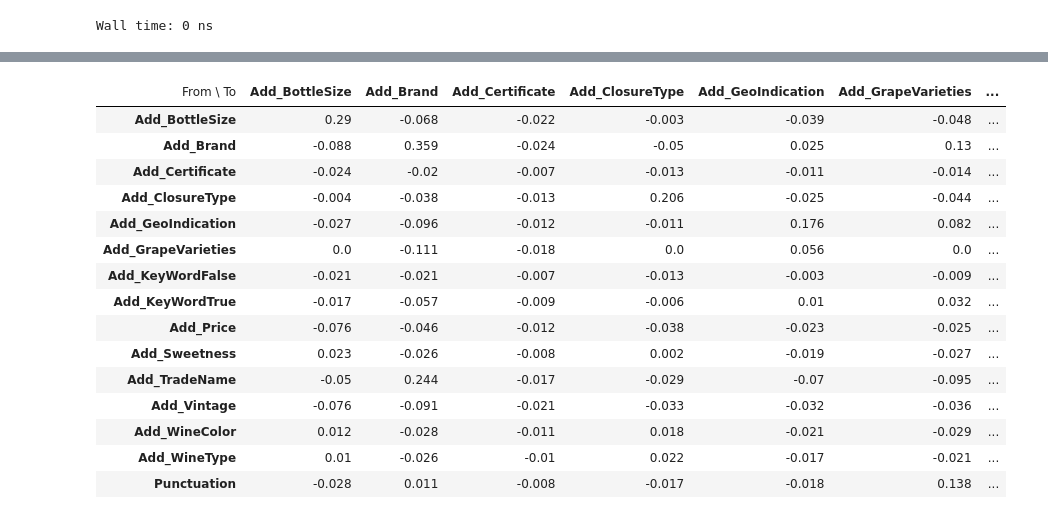
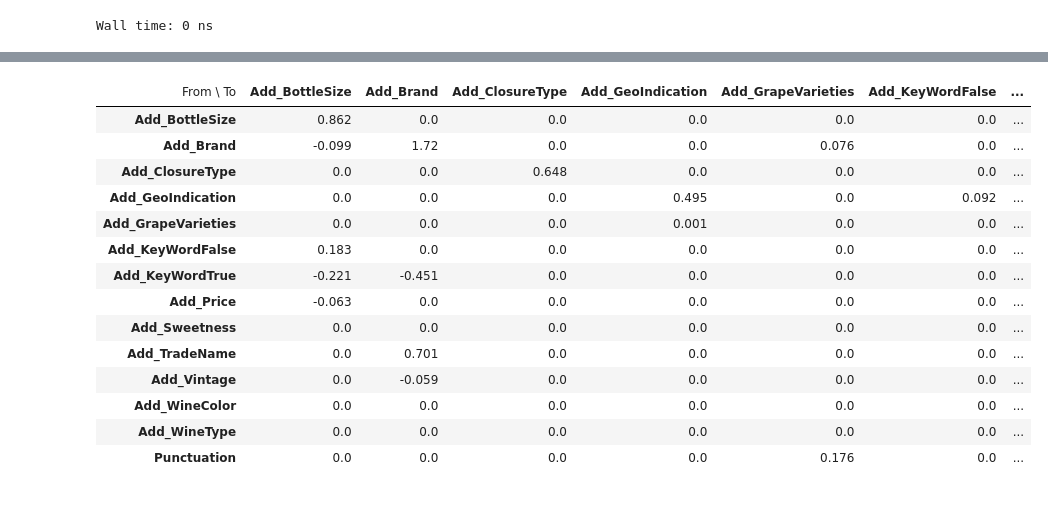
Before and after one commit to Mental59/WineRecognition, a Jupyter notebook: notebooks/train_crf_with_lstm_features.ipynb, the cells around one changed output, grey strips where cells are left out. Cells and saved outputs as stored; diff of their text form; code cells hidden in the pictures.

```diff
--- a/notebooks/train_crf_with_lstm_features.ipynb
+++ b/notebooks/train_crf_with_lstm_features.ipynb
@@ -83,5 +82,19 @@ sents = sents[:2000]
 dataset = CustomDataset(
     sents, tag_to_ix, word_to_ix, case_sensitive=CASE_SENSITIVE_VOCAB, prepare_dataset=False, convert_nums2words=USE_NUM2WORDS
 )
+# %%
+def features_with_keys(sentence):
+    return [{f'A{i}': feature for i, feature in enumerate(features)} for features in sentence]
+
+def compute_features(x_sent, y_sent):
+    our_features = sent2features(list(zip(x_sent, y_sent)), freq_dict)
+    x_tensor = torch.tensor(dataset.sentence_to_indices(x_sent), dtype=torch.int64)
+    final_features = lstm_model.get_lstm_features(x_tensor.to(DEVICE).unsqueeze(0))
+    final_features = features_with_keys(final_features.squeeze(0).detach().cpu().numpy())
+
+    for i in range(len(x_sent)):
+        final_features[i].update(our_features[i])
+
+    return final_features
 # %%
 %%time
@@ -124,5 +109,5 @@ Wall time: 1min 29s
 # %%
 %%time
-X_train, X_val, y_train, y_val, train_sents, val_sents = train_test_split(x, labels, dataset.raw_data(), test_size=TEST_SIZE)
-len(X_train), len(X_val), len(y_train), len(y_val), len(train_sents), len(val_sents)
+train_sents, val_sents = train_test_split(dataset.raw_data(), test_size=TEST_SIZE)
+len(train_sents), len(val_sents)
 # %% [output]
@@ -130,0 +116,8 @@ Wall time: 2 ms
+# %%
+%%time
+with torch.no_grad():
+    X_train =(compute_features(x_sent, y_sent) for x_sent, y_sent in train_sents)
+    y_train = [y_sent for _, y_sent in train_sents]
+
+    X_val = [compute_features(x_sent, y_sent) for x_sent, y_sent in val_sents]
+    y_val = [y_sent for _, y_sent in val_sents]
@@ -131,12 +126,13 @@ Wall time: 2 ms
 # %%
 %%time
-model = sklearn_crfsuite.CRF(
-    algorithm=ALGORITHM,
-    c1=C1,
-    c2=C2,
-    max_iterations=MAX_ITERATIONS,
-    all_possible_transitions=ALL_POSSIBLE_TRANSITIONS
-)
-model.fit(X_train, y_train)
-eli5.show_weights(model, top=(30, 30))
+with torch.no_grad():
+    crf_model = sklearn_crfsuite.CRF(
+        algorithm=ALGORITHM,
+        c1=C1,
+        c2=C2,
+        max_iterations=MAX_ITERATIONS,
+        all_possible_transitions=ALL_POSSIBLE_TRANSITIONS
+    )
+    crf_model.fit(X_train, y_train)
+eli5.show_weights(crf_model, top=(30, 30))
 # %% [output]
@@ -144,16 +140,15 @@ Wall time: 2.5 s
-| From \ To | Add_BottleSize | Add_Brand | Add_Certificate | Add_ClosureType | Add_GeoIndication | Add_GrapeVarieties | ... |
-| Add_BottleSize | 0.29 | -0.068 | -0.022 | -0.003 | -0.039 | -0.048 | ... |
-| Add_Brand | -0.088 | 0.359 | -0.024 | -0.05 | 0.025 | 0.13 | ... |
-| Add_Certificate | -0.024 | -0.02 | -0.007 | -0.013 | -0.011 | -0.014 | ... |
-| Add_ClosureType | -0.004 | -0.038 | -0.013 | 0.206 | -0.025 | -0.044 | ... |
-| Add_GeoIndication | -0.027 | -0.096 | -0.012 | -0.011 | 0.176 | 0.082 | ... |
-| Add_GrapeVarieties | 0.0 | -0.111 | -0.018 | 0.0 | 0.056 | 0.0 | ... |
-| Add_KeyWordFalse | -0.021 | -0.021 | -0.007 | -0.013 | -0.003 | -0.009 | ... |
-| Add_KeyWordTrue | -0.017 | -0.057 | -0.009 | -0.006 | 0.01 | 0.032 | ... |
-| Add_Price | -0.076 | -0.046 | -0.012 | -0.038 | -0.023 | -0.025 | ... |
-| Add_Sweetness | 0.023 | -0.026 | -0.008 | 0.002 | -0.019 | -0.027 | ... |
-| Add_TradeName | -0.05 | 0.244 | -0.017 | -0.029 | -0.07 | -0.095 | ... |
-| Add_Vintage | -0.076 | -0.091 | -0.021 | -0.033 | -0.032 | -0.036 | ... |
-| Add_WineColor | 0.012 | -0.028 | -0.011 | 0.018 | -0.021 | -0.029 | ... |
-| Add_WineType | 0.01 | -0.026 | -0.01 | 0.022 | -0.017 | -0.021 | ... |
-| Punctuation | -0.028 | 0.011 | -0.008 | -0.017 | -0.018 | 0.138 | ... |
+| From \ To | Add_BottleSize | Add_Brand | Add_ClosureType | Add_GeoIndication | Add_GrapeVarieties | Add_KeyWordFalse | ... |
+| Add_BottleSize | 0.862 | 0.0 | 0.0 | 0.0 | 0.0 | 0.0 | ... |
+| Add_Brand | -0.099 | 1.72 | 0.0 | 0.0 | 0.076 | 0.0 | ... |
+| Add_ClosureType | 0.0 | 0.0 | 0.648 | 0.0 | 0.0 | 0.0 | ... |
+| Add_GeoIndication | 0.0 | 0.0 | 0.0 | 0.495 | 0.0 | 0.092 | ... |
+| Add_GrapeVarieties | 0.0 | 0.0 | 0.0 | 0.001 | 0.0 | 0.0 | ... |
+| Add_KeyWordFalse | 0.183 | 0.0 | 0.0 | 0.0 | 0.0 | 0.0 | ... |
+| Add_KeyWordTrue | -0.221 | -0.451 | 0.0 | 0.0 | 0.0 | 0.0 | ... |
+| Add_Price | -0.063 | 0.0 | 0.0 | 0.0 | 0.0 | 0.0 | ... |
+| Add_Sweetness | 0.0 | 0.0 | 0.0 | 0.0 | 0.0 | 0.0 | ... |
+| Add_TradeName | 0.0 | 0.701 | 0.0 | 0.0 | 0.0 | 0.0 | ... |
+| Add_Vintage | 0.0 | -0.059 | 0.0 | 0.0 | 0.0 | 0.0 | ... |
+| Add_WineColor | 0.0 | 0.0 | 0.0 | 0.0 | 0.0 | 0.0 | ... |
+| Add_WineType | 0.0 | 0.0 | 0.0 | 0.0 | 0.0 | 0.0 | ... |
+| Punctuation | 0.0 | 0.0 | 0.0 | 0.0 | 0.176 | 0.0 | ... |
```
Also changed, not shown: parts of 11 cells of this notebook, 21 other files.
